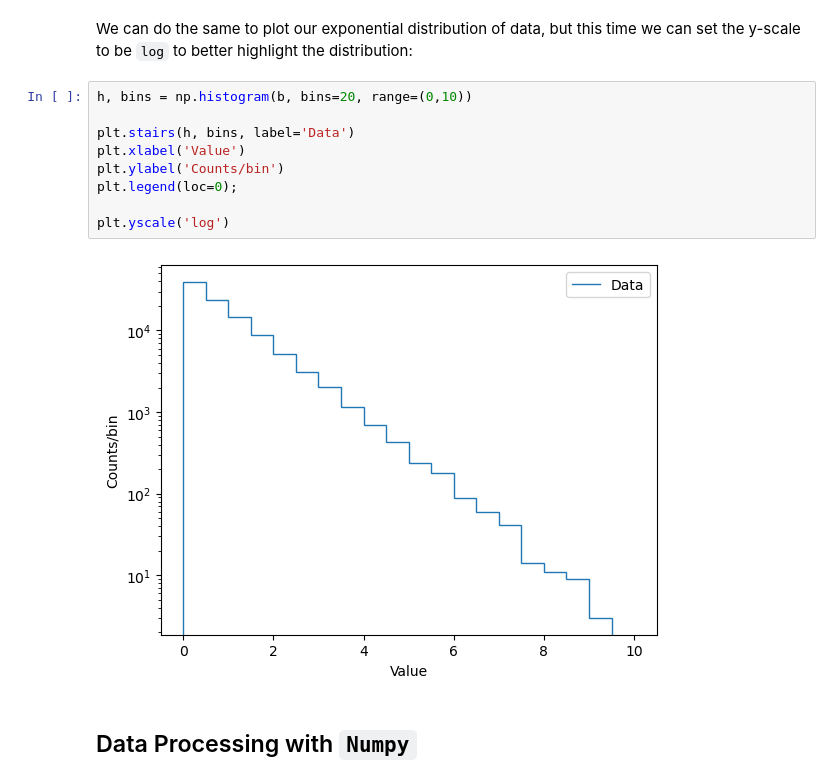
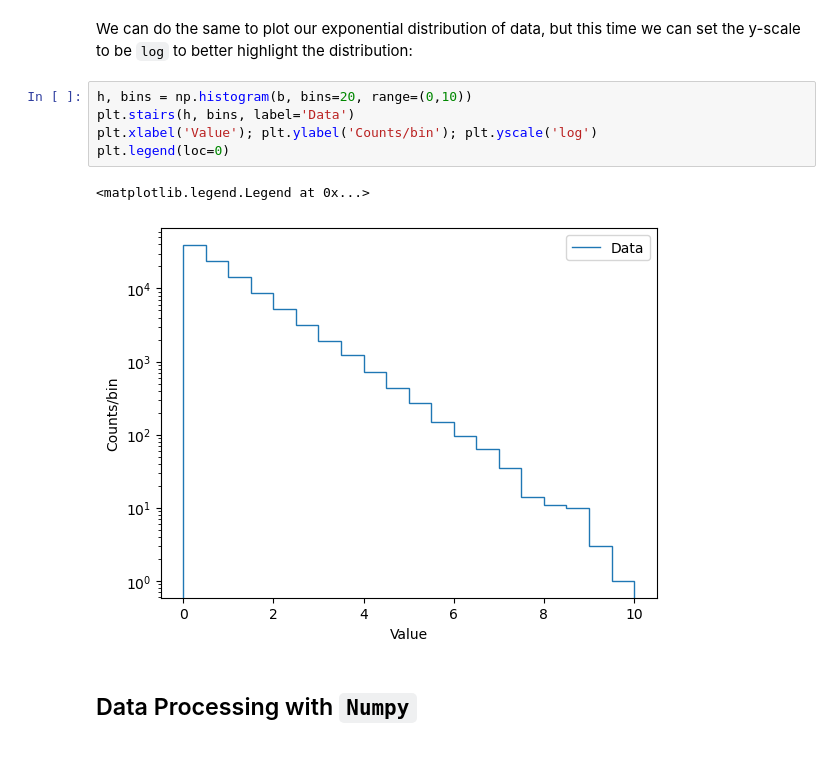
Before and after one commit to WrightLaboratory/data_analysis, a Jupyter notebook: notebooks/data_analysis.ipynb, the cells around one changed output. Drawn from its saved outputs; the diff is of its cells as text; blank space fills up the shorter version.

```diff
--- a/notebooks/data_analysis.ipynb
+++ b/notebooks/data_analysis.ipynb
@@ -377,15 +377,12 @@ plt.legend(loc=3)
 We can do the same to plot our exponential distribution of data, but this time we can set the y-scale to be `log` to better highlight the distribution:
 # %%
 h, bins = np.histogram(b, bins=20, range=(0,10))
-
 plt.stairs(h, bins, label='Data')
-plt.xlabel('Value')
-plt.ylabel('Counts/bin')
-plt.legend(loc=0);
-
-plt.yscale('log')
+plt.xlabel('Value'); plt.ylabel('Counts/bin'); plt.yscale('log')
+plt.legend(loc=0)
 # %% [output]
+<matplotlib.legend.Legend at 0x...>
-[figure, old version]
+[figure, new version]
 # %% [markdown]
 ## Data Processing with `Numpy`
 # %% [markdown]
```
Also changed, not shown: parts of 21 cells of this notebook, 2 other files.
